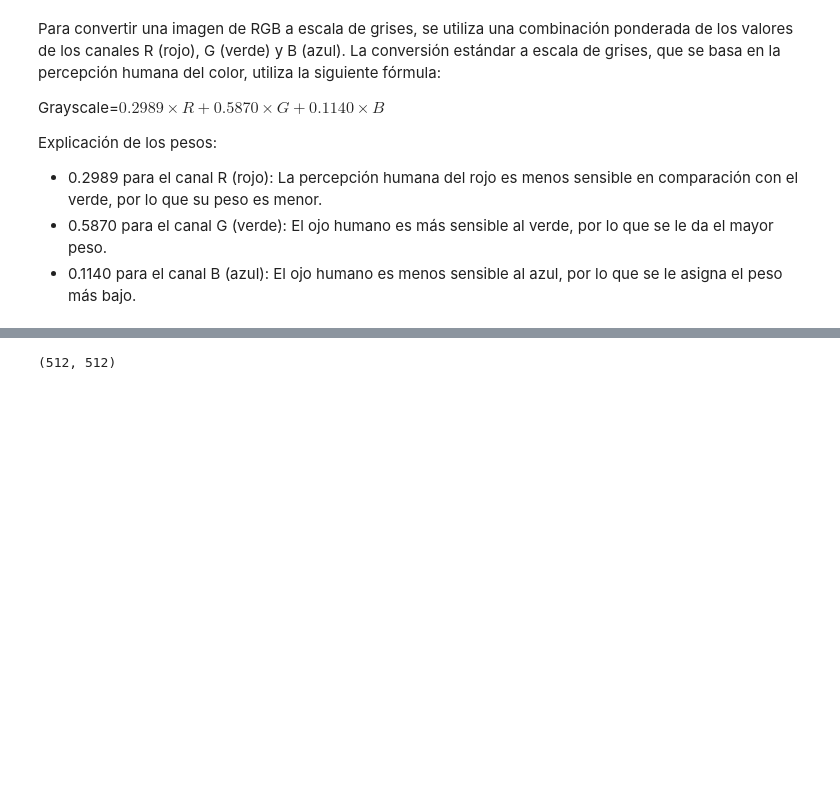
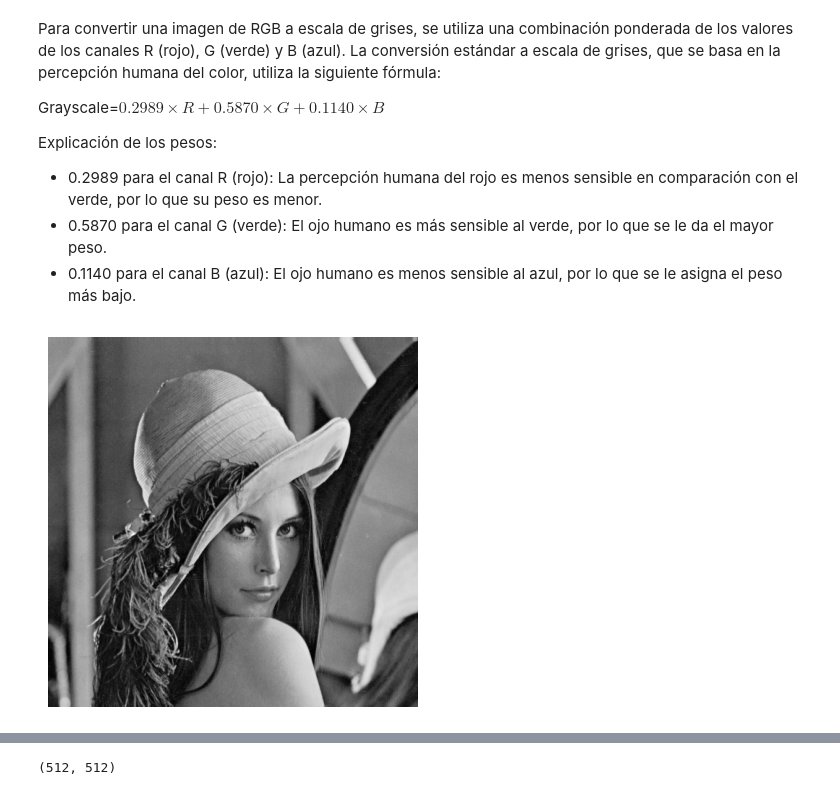
Before and after one commit to michel-lopez-franco/IntroPython2025, a Jupyter notebook: 07_Numpy/02_Vectores_Mod.ipynb, the cells around one changed output, grey strips where cells are left out. Drawn from its saved outputs; the diff is of its cells as text; code cells hidden in the pictures; blank space fills up the shorter version.

```diff
--- a/07_Numpy/02_Vectores_Mod.ipynb
+++ b/07_Numpy/02_Vectores_Mod.ipynb
@@ -606,10 +615,12 @@ Explicación de los pesos:
 - 0.5870 para el canal G (verde): El ojo humano es más sensible al verde, por lo que se le da el mayor peso.
 - 0.1140 para el canal B (azul): El ojo humano es menos sensible al azul, por lo que se le asigna el peso más bajo.
 # %%
-#imgray = imgMix[...,0]*0.1 + imgMix[...,1]*0.8 + imgMix[...,2]*.1
+imgray = imgMix[...,0]*0.1 + imgMix[...,1]*0.8 + imgMix[...,2]*.1
 plt.imshow(imgray,cmap='gray')
 plt.axis('off')
 plt.show()
+# %% [output]
+[figure, added]
 # %%
 imagen = np.array (imagen)
 # Convertir la imagen a escala de grises manualmente
```
Also changed, not shown: parts of 7 cells of this notebook.
